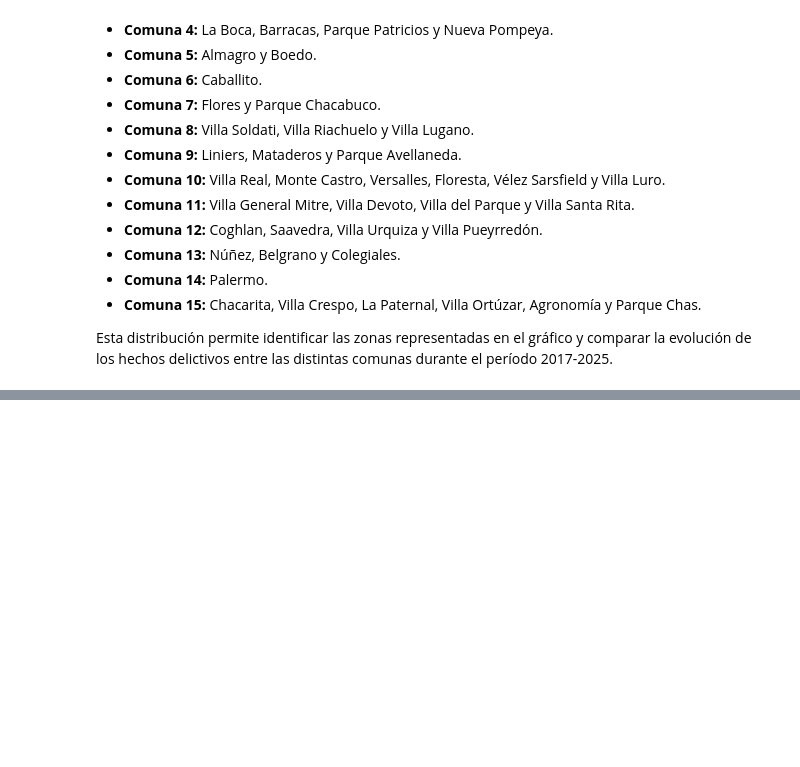
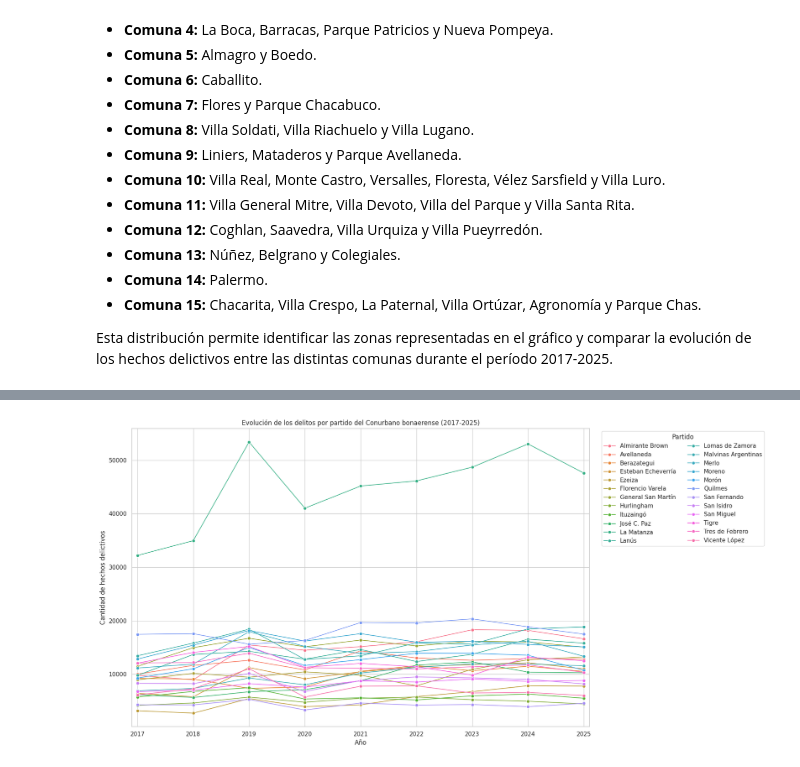
Before and after one commit to bauhaushm/TP-Delito_en_AMBA, a Jupyter notebook: TP_Delito.ipynb, the cells around one changed output, grey strips where cells are left out. Drawn from its saved outputs; the diff is of its cells as text; code cells hidden in the pictures; blank space fills up the shorter version.

```diff
--- a/TP_Delito.ipynb
+++ b/TP_Delito.ipynb
@@ -299,0 +278,48 @@ fig.show()
+# %%
+# Los 24 partidos del Conurbano bonaerense
+partidos_conurbano = [
+    "Almirante Brown", "Avellaneda", "Berazategui", "Esteban Echeverría",
+    "Ezeiza", "Florencio Varela", "General San Martín", "Hurlingham",
+    "Ituzaingó", "José C. Paz", "La Matanza", "Lanús", "Lomas de Zamora",
+    "Malvinas Argentinas", "Merlo", "Moreno", "Morón", "Quilmes",
+    "San Fernando", "San Isidro", "San Miguel", "Tigre",
+    "Tres de Febrero", "Vicente López",
+]
+
+# Filtramos los datos del Conurbano bonaerense entre 2017 y 2025
+datos_conurbano = df[
+    (df["provincia_nombre"] == "Buenos Aires") &
+    (df["anio"] >= 2017) &
+    (df["anio"] <= 2025) &
+    (df["departamento_nombre"].isin(partidos_conurbano))
+].copy()
+
+# Agrupamos por año y partido
+delitos_partido_anio = (
+    datos_conurbano
+    .groupby(["anio", "departamento_nombre"], as_index=False)
+    ["cantidad_hechos"]
+    .sum()
+)
+
+# Gráfico
+plt.figure(figsize=(18, 9))
+sb.lineplot(
+    data=delitos_partido_anio,
+    x="anio",
+    y="cantidad_hechos",
+    hue="departamento_nombre",
+    marker="o",
+    linewidth=1.2,
+    markersize=6
+)
+plt.xlim(2016.9, 2025.1)
+plt.xticks(range(2017, 2026))
+plt.title("Evolución de los delitos por partido del Conurbano bonaerense (2017-2025)")
+plt.xlabel("Año")
+plt.ylabel("Cantidad de hechos delictivos")
+plt.legend(title="Partido", bbox_to_anchor=(1.02, 1), loc="upper left", ncol=2)
+plt.tight_layout()
+plt.show()
+# %% [output]
+[figure, added]
```
Also changed, not shown: parts of 2 cells of this notebook.
